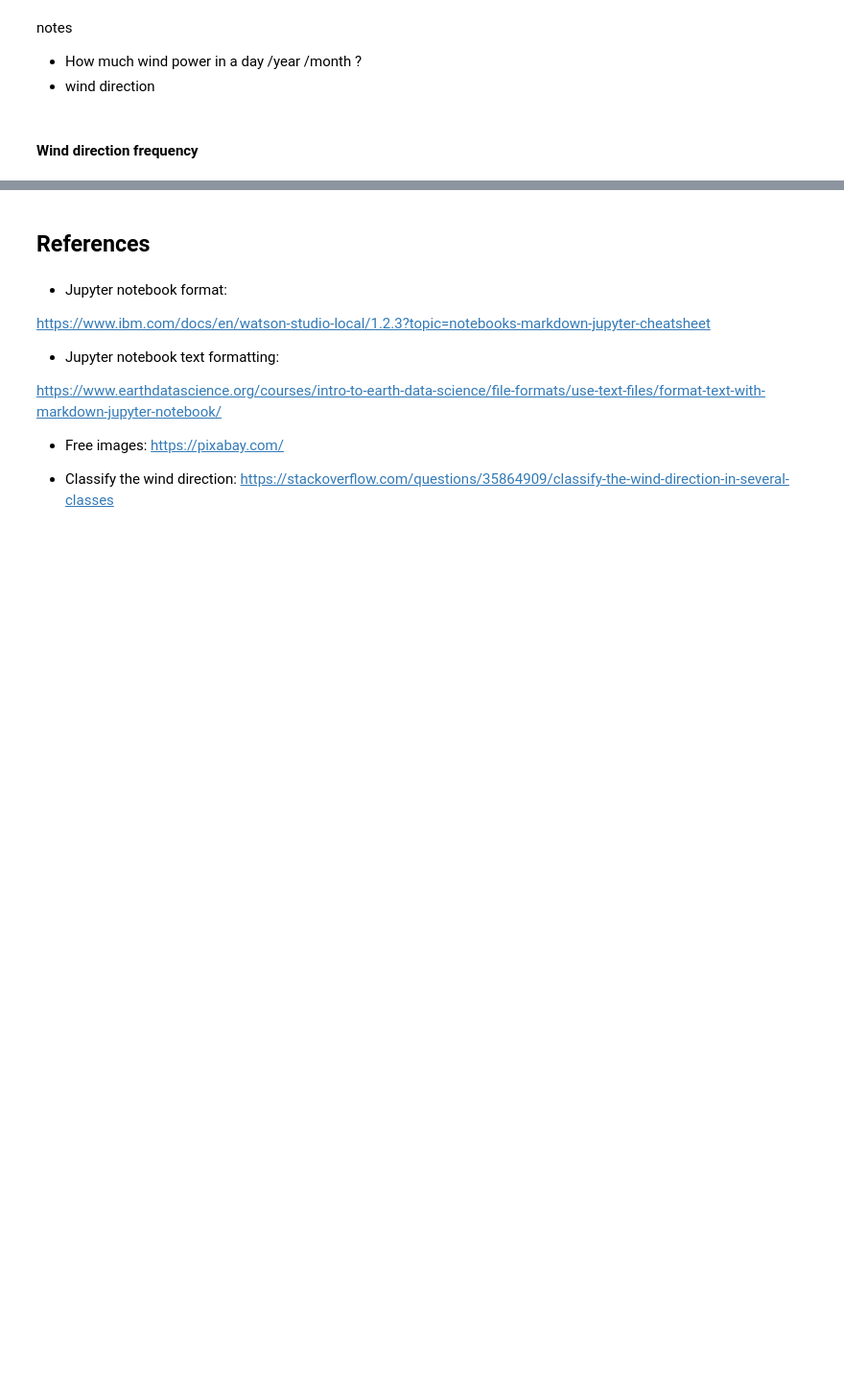
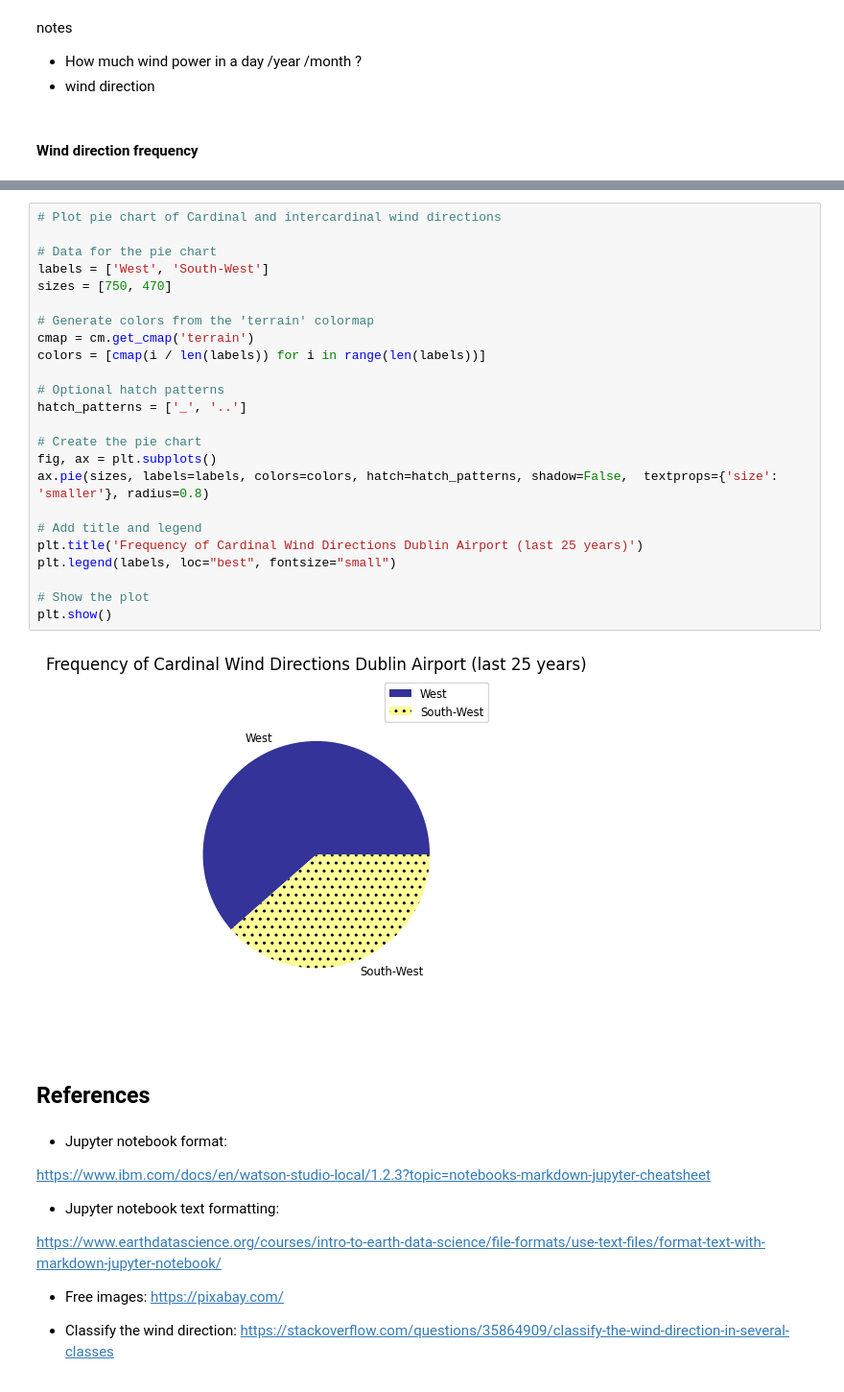
Before and after one commit to Noemidiaz/programming_for_data_analytics, a Jupyter notebook: project/windspeed_DublinAirport.ipynb, the cells around one changed output, grey strips where cells are left out. Shown: that part at 96% size. Drawn from its saved outputs; the diff is of its cells as text; blank space fills up the shorter version.

```diff
--- a/project/windspeed_DublinAirport.ipynb
+++ b/project/windspeed_DublinAirport.ipynb
@@ -175,3 +268,29 @@ plt.show
+# %%
+# Plot pie chart of Cardinal and intercardinal wind directions
+
+# Data for the pie chart
+labels = ['West', 'South-West']
+sizes = [750, 470]
+
+# Generate colors from the 'terrain' colormap
+cmap = cm.get_cmap('terrain')
+colors = [cmap(i / len(labels)) for i in range(len(labels))]
+
+# Optional hatch patterns
+hatch_patterns = ['_', '..']
+
+# Create the pie chart
+fig, ax = plt.subplots()
+ax.pie(sizes, labels=labels, colors=colors, hatch=hatch_patterns, shadow=False,  textprops={'size': 'smaller'}, radius=0.8)
+
+# Add title and legend
+plt.title('Frequency of Cardinal Wind Directions Dublin Airport (last 25 years)')
+plt.legend(labels, loc="best", fontsize="small")
+
+# Show the plot
+plt.show()
+# %% [output]
+[figure, added]
 # %% [markdown]
 ## References
 # %% [markdown]
```
Also changed, not shown: parts of 11 cells of this notebook.
